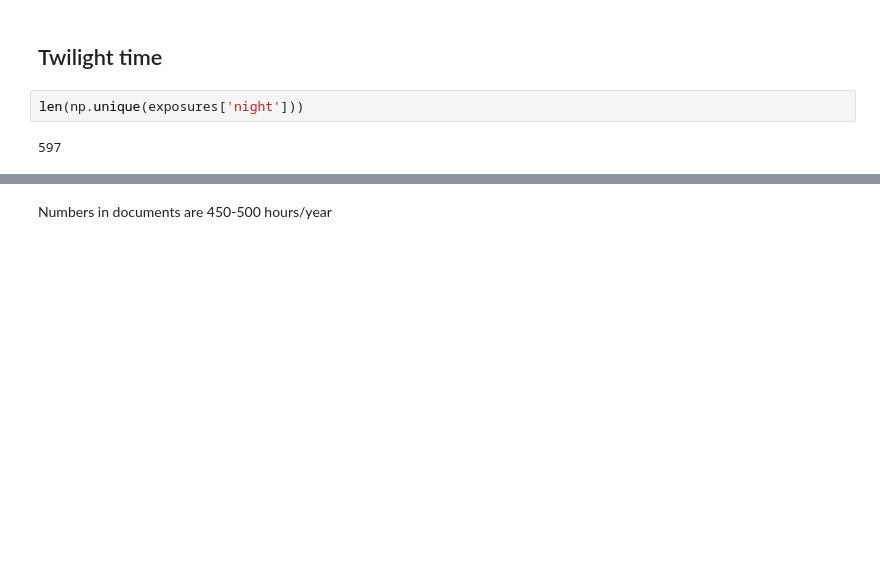
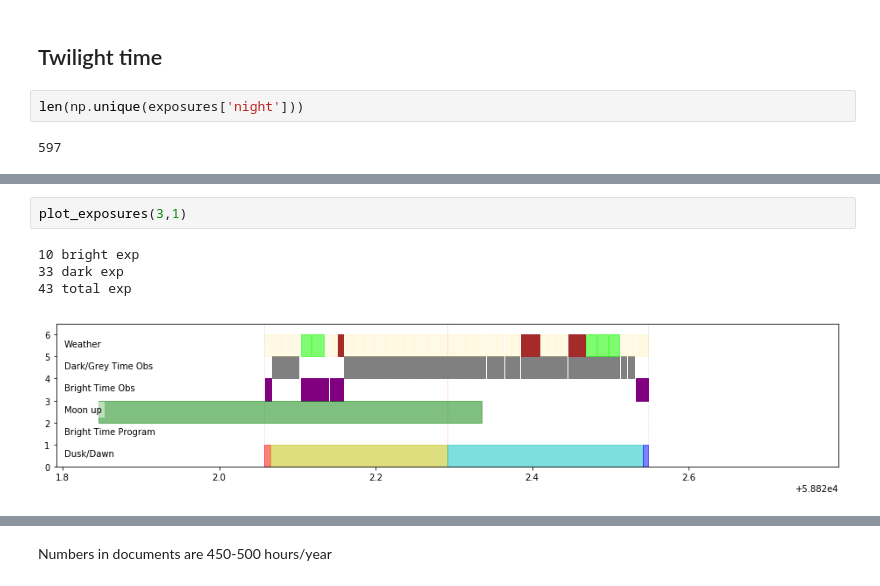
Before and after one commit to apcooper/desinb, a Jupyter notebook: quicksurvey2017b.ipynb, the cells around one changed output, grey strips where cells are left out. Saved outputs shown, nothing was run; the diff lists cells and outputs as text; blank space fills up the shorter version.

```diff
--- a/quicksurvey2017b.ipynb
+++ b/quicksurvey2017b.ipynb
@@ -260,0 +385,7 @@ Example bright night exposure:
+# %%
+plot_exposures(3,1)
+# %% [output]
+10 bright exp
+33 dark exp
+43 total exp
+[figure, added]
```
Also changed, not shown: parts of 11 cells of this notebook.
